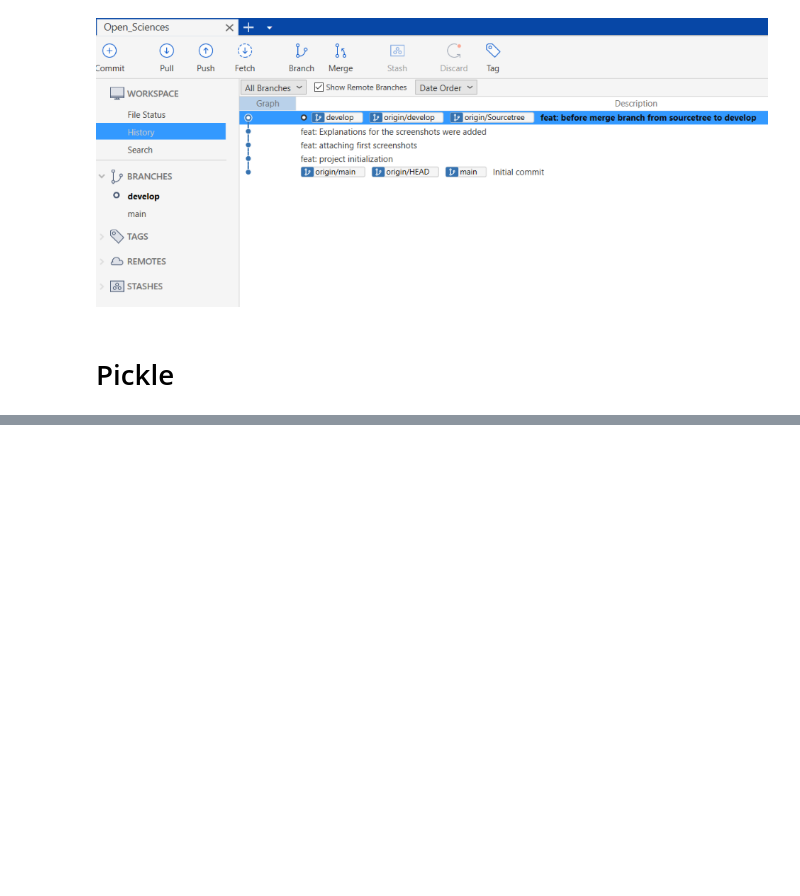
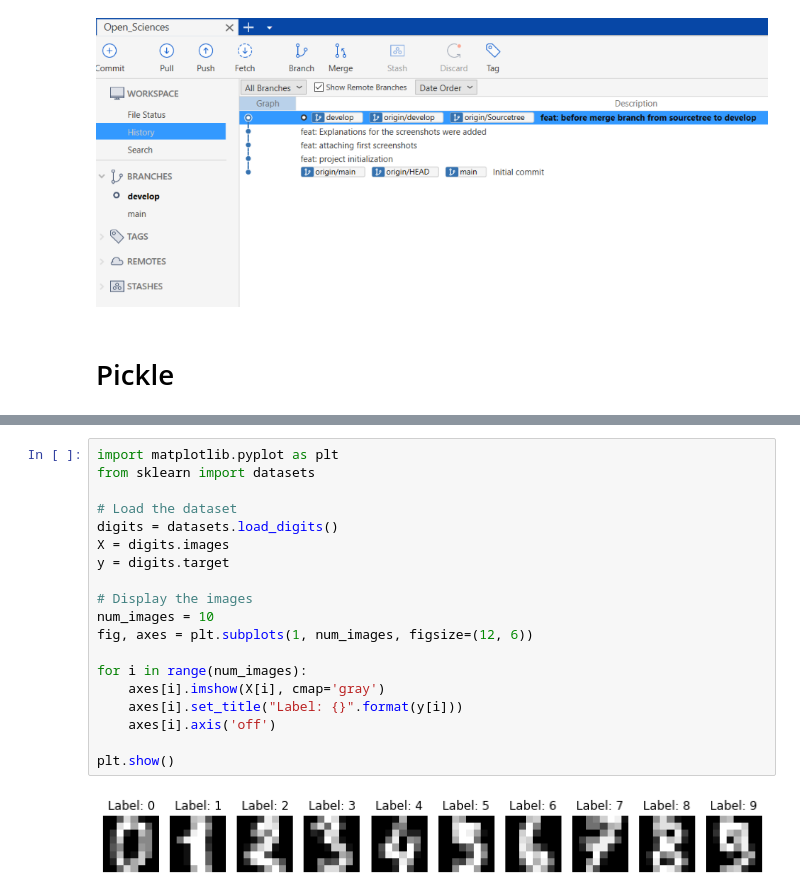
Before and after one commit to juanfelipegiraldoc/Final_project_open_science, a Jupyter notebook: Final_project.ipynb, the cells around one changed output, grey strips where cells are left out. Cells and saved outputs as stored; diff of their text form; blank space fills up the shorter version.

Commit message:
feat: pickle model added (and its explanation) serializing a logistic regressor model trained with the digits dataset.

```diff
--- a/Final_project.ipynb
+++ b/Final_project.ipynb
@@ -78,0 +93,21 @@ This is how it looks now! Sourcetree is not there anymore and all the changes we
+# %%
+import matplotlib.pyplot as plt
+from sklearn import datasets
+
+# Load the dataset
+digits = datasets.load_digits()
+X = digits.images
+y = digits.target
+
+# Display the images
+num_images = 10
+fig, axes = plt.subplots(1, num_images, figsize=(12, 6))
+
+for i in range(num_images):
+    axes[i].imshow(X[i], cmap='gray')
+    axes[i].set_title("Label: {}".format(y[i]))
+    axes[i].axis('off')
+
+plt.show()
+# %% [output]
+[figure, added]
```
Also changed, not shown: parts of 7 cells of this notebook, 1 other file.
